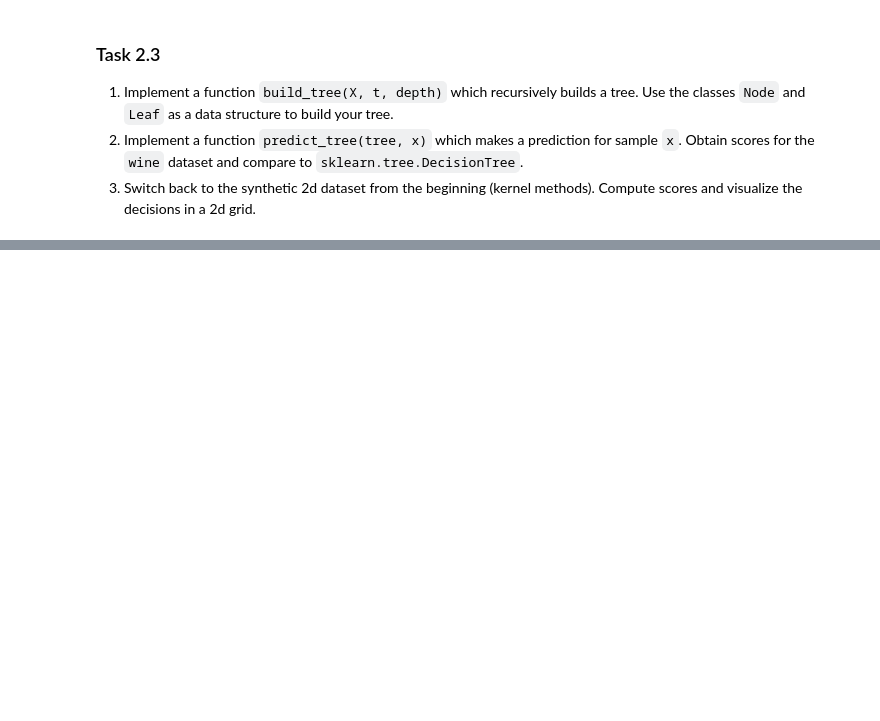
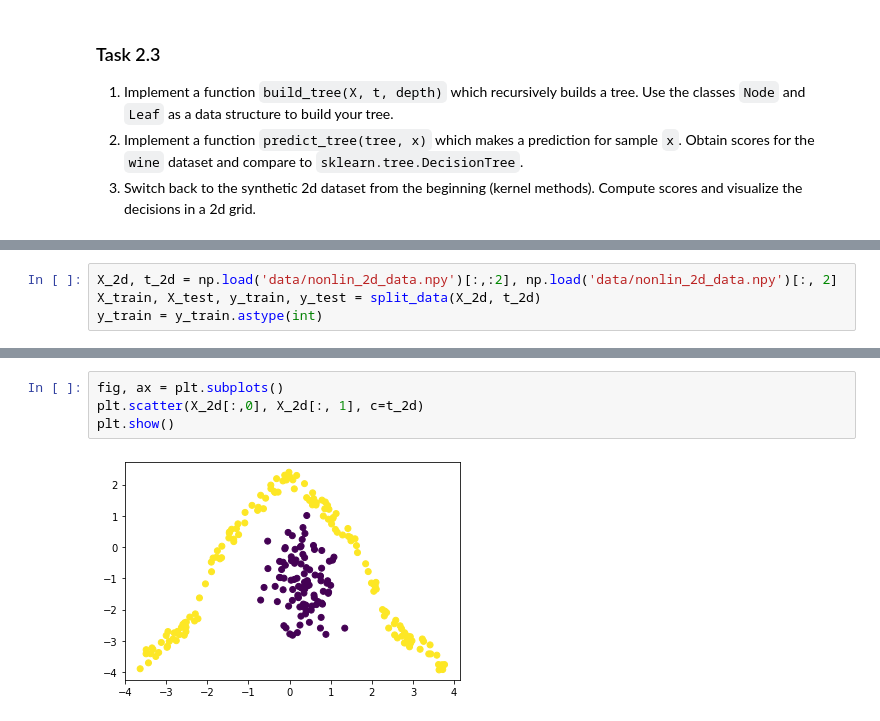
Before and after one commit to fredbec/ml-sose21, a Jupyter notebook: collect/practical_4_Rene.ipynb, the cells around one changed output, grey strips where cells are left out. Drawn from its saved outputs; the diff is of its cells as text; blank space fills up the shorter version.

```diff
--- a/collect/practical_4_Rene.ipynb
+++ b/collect/practical_4_Rene.ipynb
@@ -377,0 +480,4 @@ tree = build_tree(X_train, t_train, 0, max_depth=3, n_labels=3)
+# %%
+X_2d, t_2d = np.load('data/nonlin_2d_data.npy')[:,:2], np.load('data/nonlin_2d_data.npy')[:, 2]
+X_train, X_test, y_train, y_test = split_data(X_2d, t_2d)
+y_train = y_train.astype(int)
@@ -377,0 +494,6 @@ tree = build_tree(X_train, t_train, 0, max_depth=3, n_labels=3)
+# %%
+fig, ax = plt.subplots()
+plt.scatter(X_2d[:,0], X_2d[:, 1], c=t_2d)
+plt.show()
+# %% [output]
+[figure, added]
```
Also changed, not shown: parts of 36 cells of this notebook.
